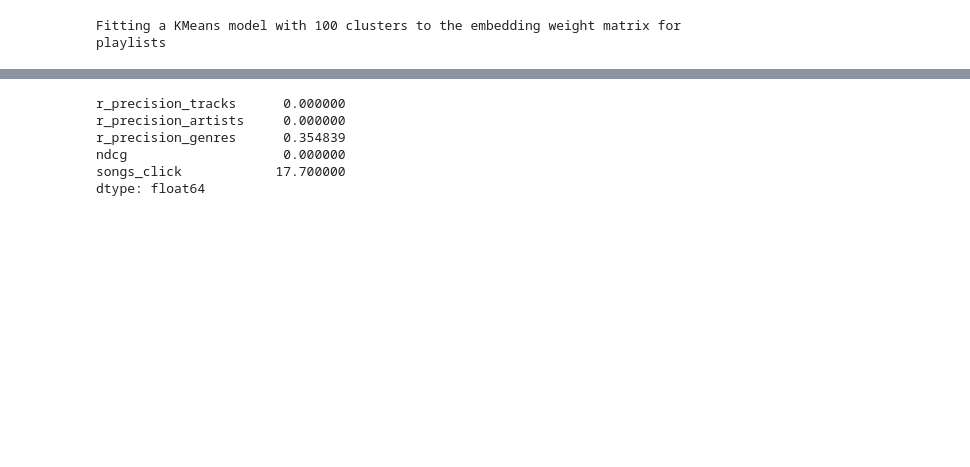
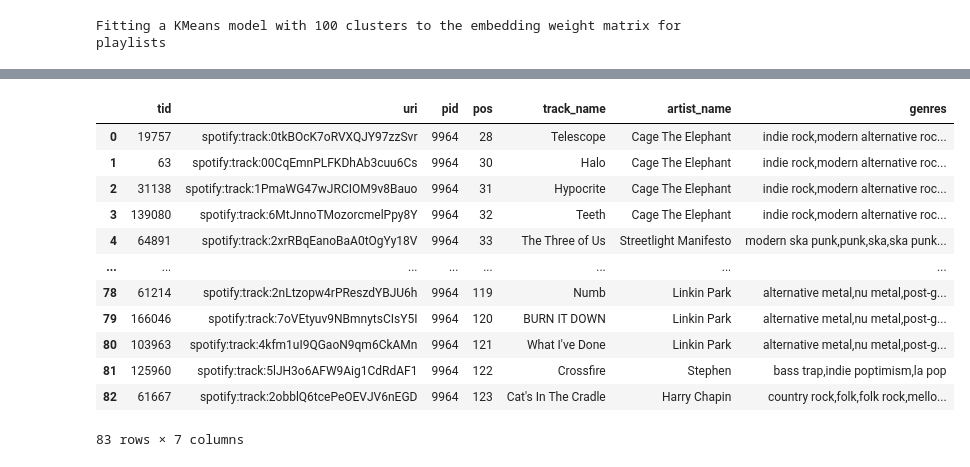
Before and after one commit to icarus08/ml-spotify-recommendations, a Jupyter notebook: knn_ncf_torch.ipynb, the cells around one changed output, grey strips where cells are left out. Cells and saved outputs as stored; diff of their text form; code cells hidden in the pictures; blank space fills up the shorter version.

```diff
--- a/knn_ncf_torch.ipynb
+++ b/knn_ncf_torch.ipynb
@@ -513,13 +513,19 @@ predictions_nmf_genres_df = temp_df.merge(artists_genres_df[['artist_name','genr
 ground_truth_genres_df = ground_truth.iloc[25:]
 temp_df = ground_truth_genres_df.merge(tracks_features_df[['tid','track_name','artist_name']],on='tid')
 ground_truth_genres_df = temp_df.merge(artists_genres_df[['artist_name','genres']],on='artist_name')
-
-nmf_model_eval = Evaluator(predictions_nmf_genres_df, ground_truth_genres_df)
-nmf_model_eval.evaluate()
-# %% [output]
-r_precision_tracks      0.000000
-r_precision_artists     0.000000
-r_precision_genres      0.354839
-ndcg                    0.000000
-songs_click            17.700000
-dtype: float64
+# %%
+ground_truth_genres_df
+# %% [output]
+|  | tid | uri | pid | pos | track_name | artist_name | genres |
+| 0 | 19757 | spotify:track:0tkBOcK7oRVXQJY97zzSvr | 9964 | 28 | Telescope | Cage The Elephant | indie rock,modern alternative roc... |
+| 1 | 63 | spotify:track:00CqEmnPLFKDhAb3cuu6Cs | 9964 | 30 | Halo | Cage The Elephant | indie rock,modern alternative roc... |
+| 2 | 31138 | spotify:track:1PmaWG47wJRCIOM9v8Bauo | 9964 | 31 | Hypocrite | Cage The Elephant | indie rock,modern alternative roc... |
+| 3 | 139080 | spotify:track:6MtJnnoTMozorcmelPpy8Y | 9964 | 32 | Teeth | Cage The Elephant | indie rock,modern alternative roc... |
+| 4 | 64891 | spotify:track:2xrRBqEanoBaA0tOgYy18V | 9964 | 33 | The Three of Us | Streetlight Manifesto | modern ska punk,punk,ska,ska punk... |
+| ... | ... | ... | ... | ... | ... | ... | ... |
+| 78 | 61214 | spotify:track:2nLtzopw4rPReszdYBJU6h | 9964 | 119 | Numb | Linkin Park | alternative metal,nu metal,post-g... |
+| 79 | 166046 | spotify:track:7oVEtyuv9NBmnytsCIsY5I | 9964 | 120 | BURN IT DOWN | Linkin Park | alternative metal,nu metal,post-g... |
+| 80 | 103963 | spotify:track:4kfm1uI9QGaoN9qm6CkAMn | 9964 | 121 | What I've Done | Linkin Park | alternative metal,nu metal,post-g... |
+| 81 | 125960 | spotify:track:5lJH3o6AFW9Aig1CdRdAF1 | 9964 | 122 | Crossfire | Stephen | bass trap,indie poptimism,la pop |
+| 82 | 61667 | spotify:track:2obblQ6tcePeOEVJV6nEGD | 9964 | 123 | Cat's In The Cradle | Harry Chapin | country rock,folk,folk rock,mello... |
+83 rows × 7 columns
```
Also changed, not shown: parts of 20 cells of this notebook.
